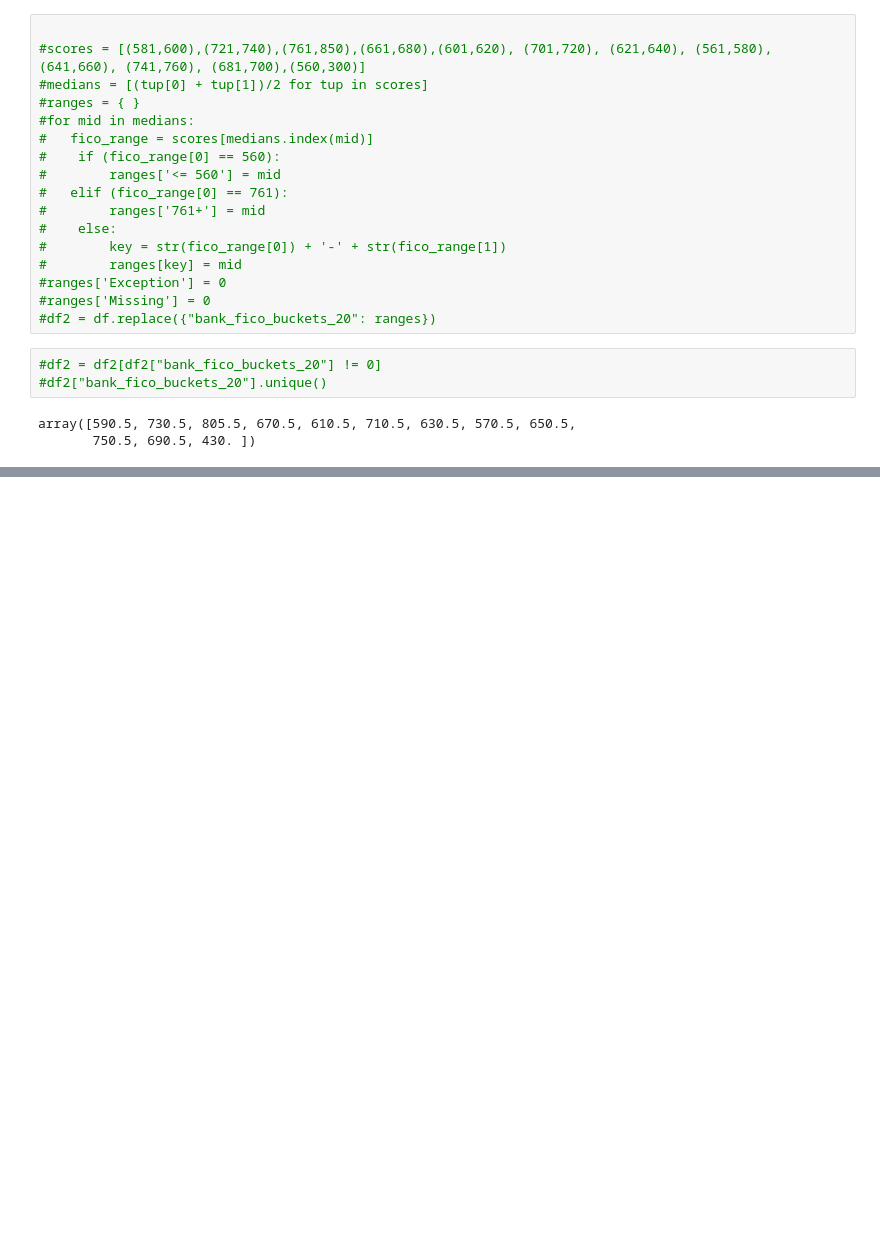
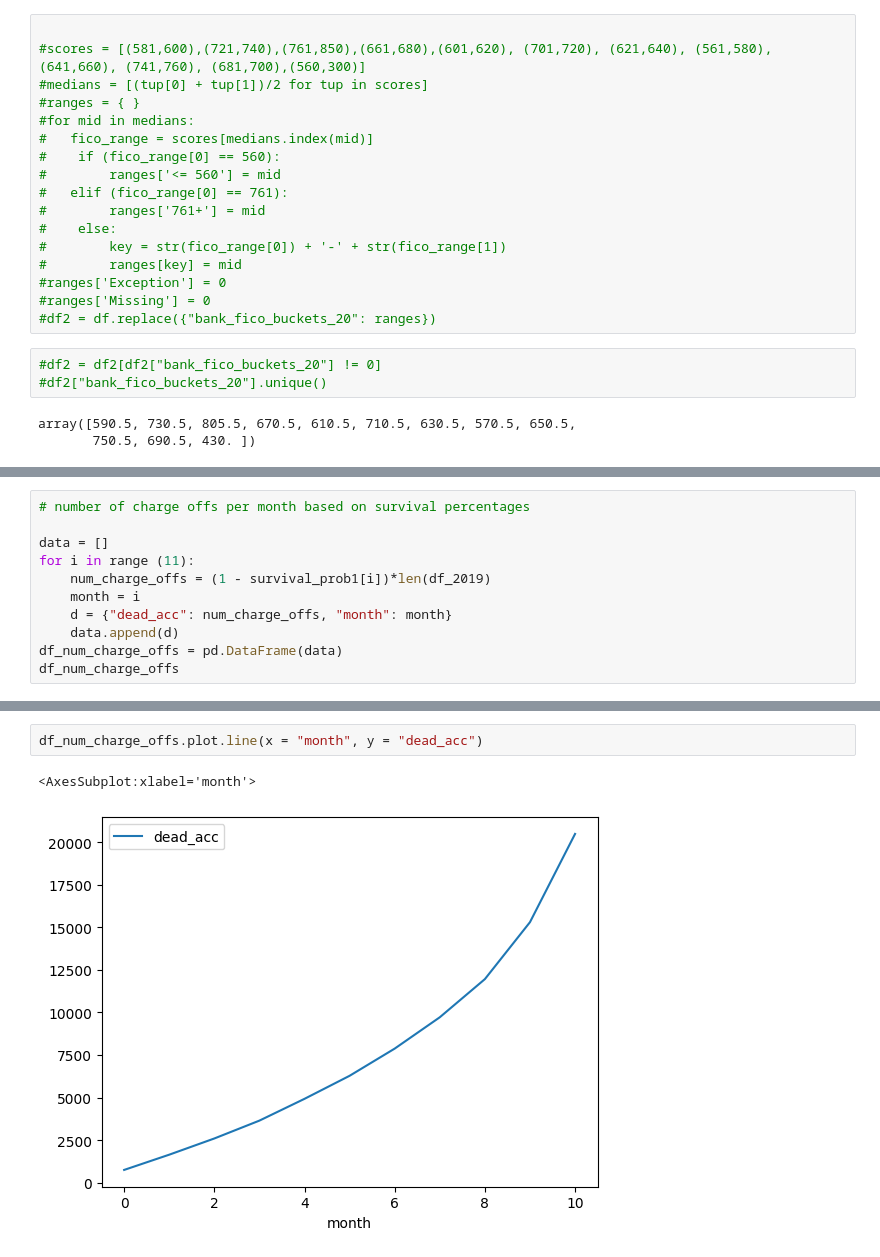
Before and after one commit to yaswant2403/datathon2023, a Jupyter notebook: basic_analysis.ipynb, the cells around one changed output, grey strips where cells are left out. Drawn from its saved outputs; the diff is of its cells as text; blank space fills up the shorter version.

```diff
--- a/basic_analysis.ipynb
+++ b/basic_analysis.ipynb
@@ -308,0 +388,11 @@ plt.legend(loc="best")
+# %%
+# number of charge offs per month based on survival percentages
+
+data = []
+for i in range (11):
+    num_charge_offs = (1 - survival_prob1[i])*len(df_2019)
+    month = i
+    d = {"dead_acc": num_charge_offs, "month": month}
+    data.append(d)
+df_num_charge_offs = pd.DataFrame(data)
+df_num_charge_offs
@@ -308,0 +412,5 @@ plt.legend(loc="best")
+# %%
+df_num_charge_offs.plot.line(x = "month", y = "dead_acc")
+# %% [output]
+<AxesSubplot:xlabel='month'>
+[figure, added]
```
Also changed, not shown: parts of 27 cells of this notebook, 1 other file.
